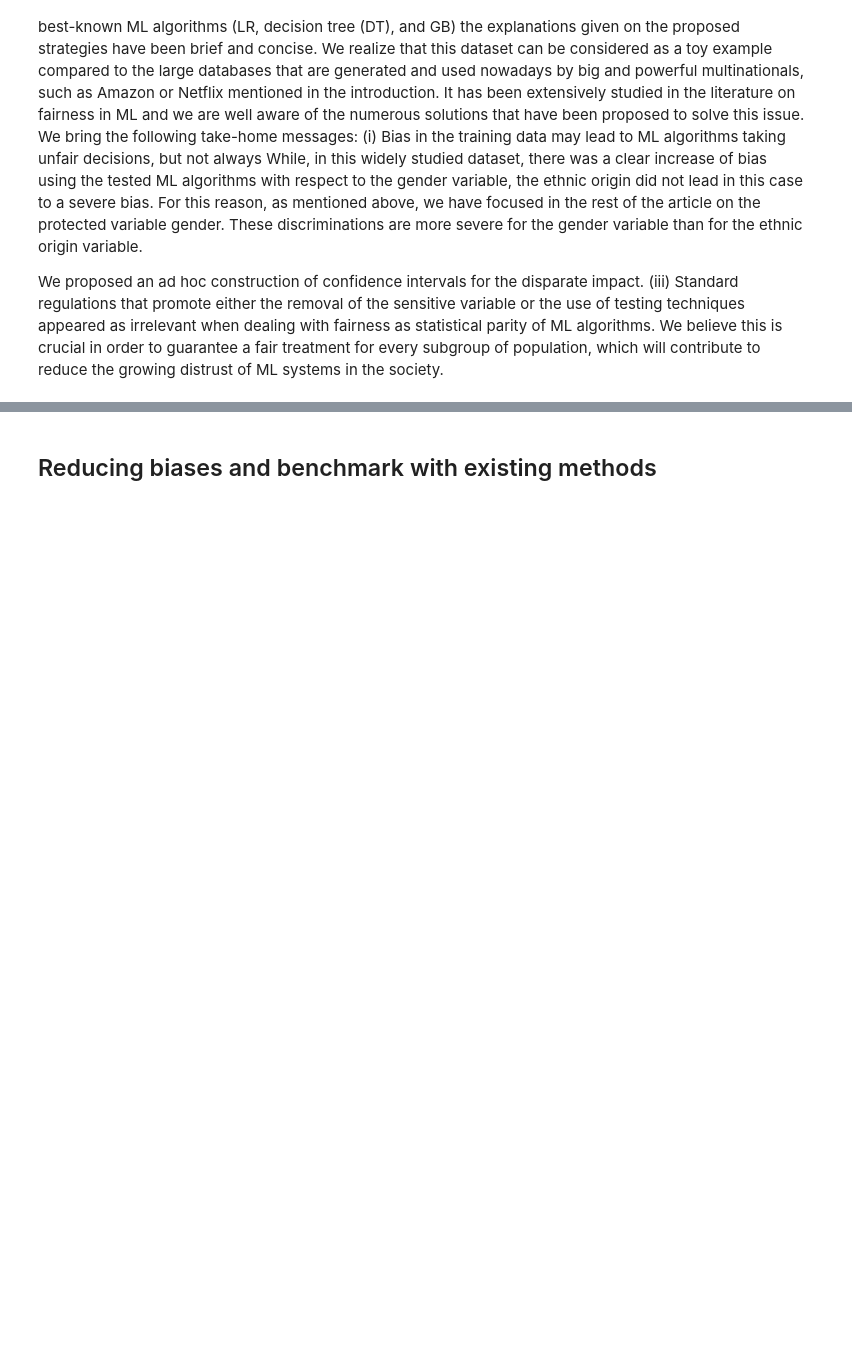
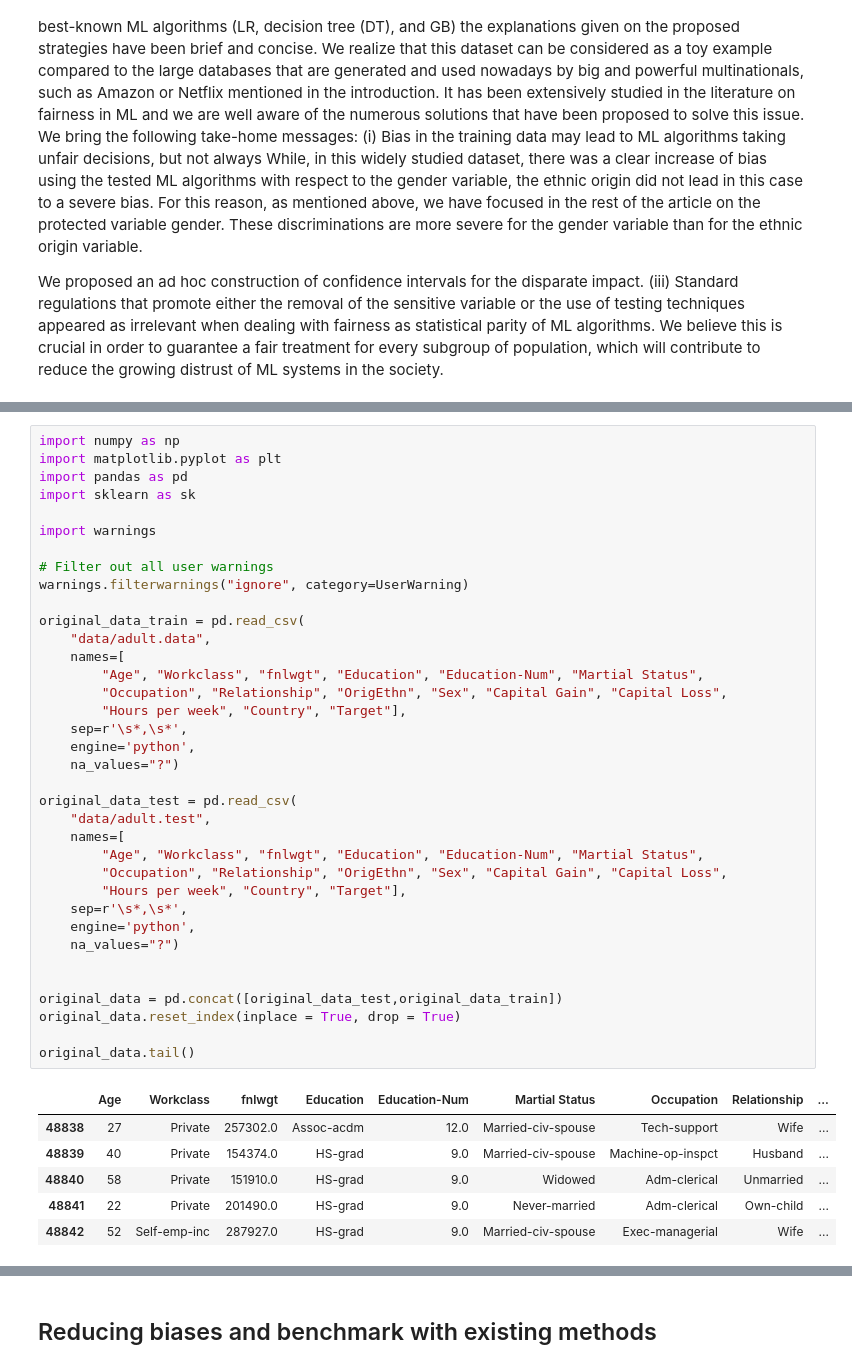
Before and after one commit to TomFiz/Studying-biases-in-Machine-Learning, a Jupyter notebook: Studying sex bias in adult census dataset/Study_of_bias.ipynb, the cells around one changed output, grey strips where cells are left out. Saved outputs shown, nothing was run; the diff lists cells and outputs as text; blank space fills up the shorter version.

```diff
--- a/Studying sex bias in adult census dataset/Study_of_bias.ipynb
+++ b/Studying sex bias in adult census dataset/Study_of_bias.ipynb
@@ -26,0 +28,43 @@ We believe this is crucial in order to guarantee a fair treatment for every subg
+# %%
+import numpy as np
+import matplotlib.pyplot as plt
+import pandas as pd
+import sklearn as sk
+
+import warnings
+
+# Filter out all user warnings
+warnings.filterwarnings("ignore", category=UserWarning)
+
+original_data_train = pd.read_csv(
+    "data/adult.data",
+    names=[
+        "Age", "Workclass", "fnlwgt", "Education", "Education-Num", "Martial Status",
+        "Occupation", "Relationship", "OrigEthn", "Sex", "Capital Gain", "Capital Loss",
+        "Hours per week", "Country", "Target"],
+    sep=r'\s*,\s*',
+    engine='python',
+    na_values="?")
+
+original_data_test = pd.read_csv(
+    "data/adult.test",
+    names=[
+        "Age", "Workclass", "fnlwgt", "Education", "Education-Num", "Martial Status",
+        "Occupation", "Relationship", "OrigEthn", "Sex", "Capital Gain", "Capital Loss",
+        "Hours per week", "Country", "Target"],
+    sep=r'\s*,\s*',
+    engine='python',
+    na_values="?")
+
+
+original_data = pd.concat([original_data_test,original_data_train])
+original_data.reset_index(inplace = True, drop = True)
+
+original_data.tail()
+# %% [output]
+|  | Age | Workclass | fnlwgt | Education | Education-Num | Martial Status | Occupation | Relationship | ... |
+| 48838 | 27 | Private | 257302.0 | Assoc-acdm | 12.0 | Married-civ-spouse | Tech-support | Wife | ... |
+| 48839 | 40 | Private | 154374.0 | HS-grad | 9.0 | Married-civ-spouse | Machine-op-inspct | Husband | ... |
+| 48840 | 58 | Private | 151910.0 | HS-grad | 9.0 | Widowed | Adm-clerical | Unmarried | ... |
+| 48841 | 22 | Private | 201490.0 | HS-grad | 9.0 | Never-married | Adm-clerical | Own-child | ... |
+| 48842 | 52 | Self-emp-inc | 287927.0 | HS-grad | 9.0 | Married-civ-spouse | Exec-managerial | Wife | ... |
```
Also changed, not shown: parts of 32 cells of this notebook, 1 other file.
